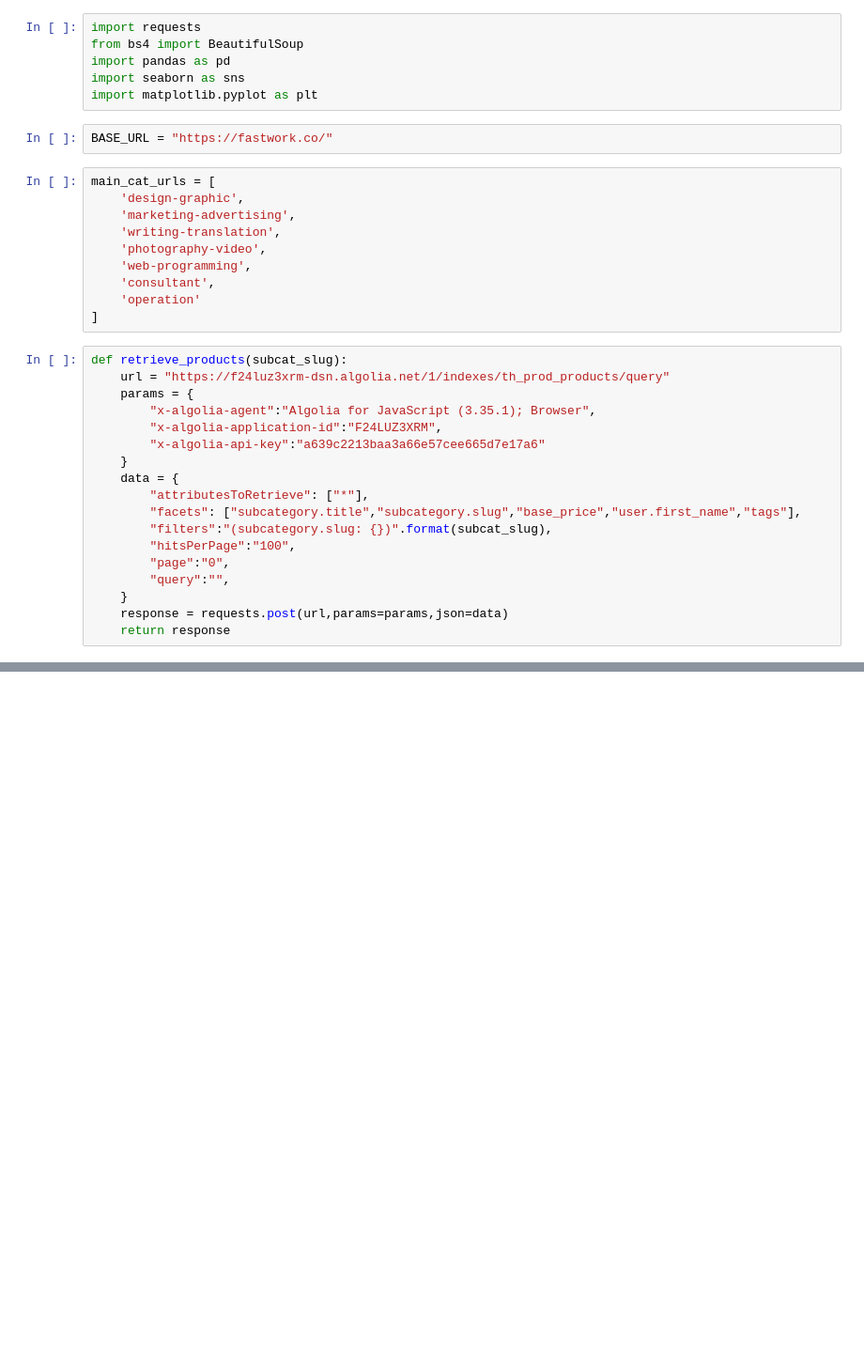
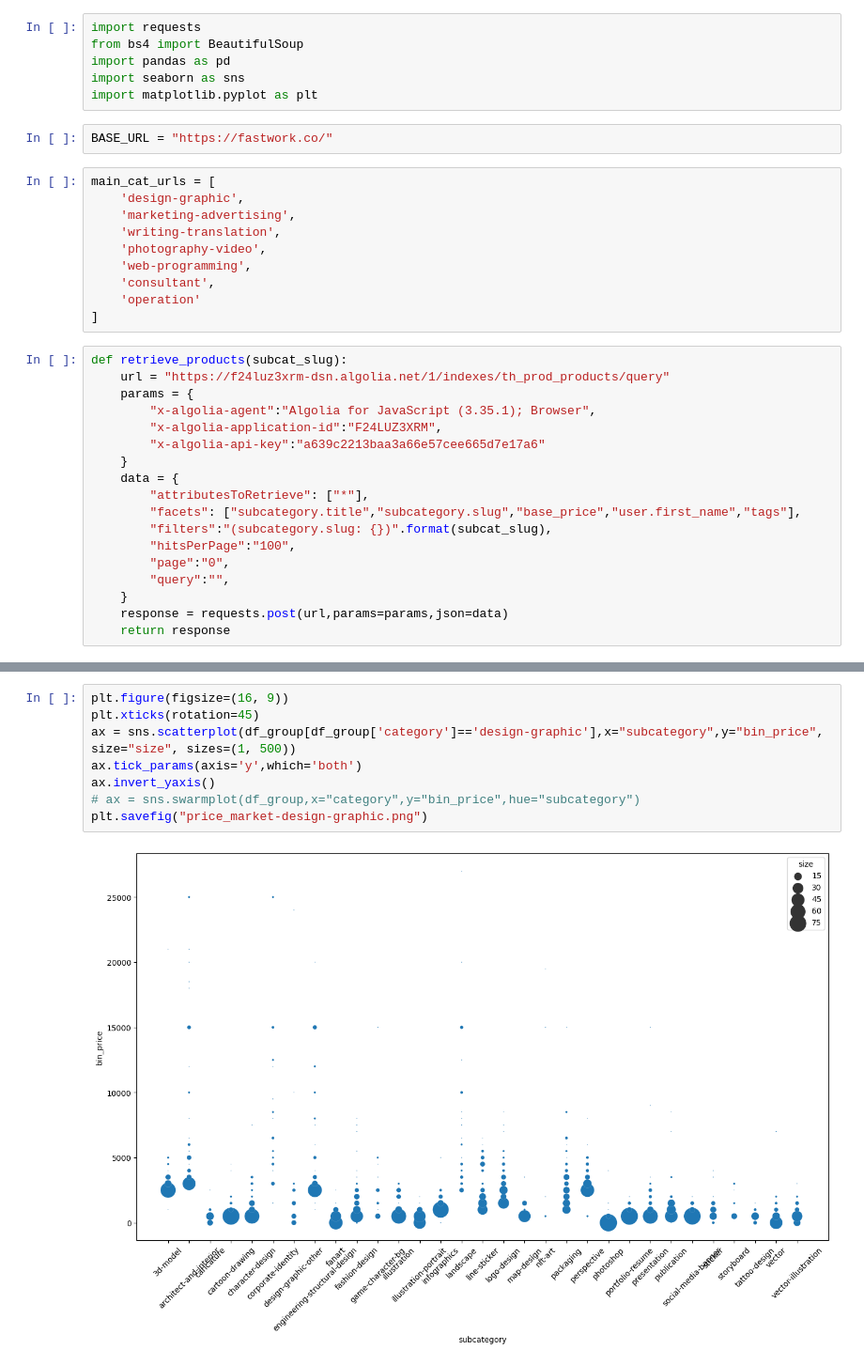
Before and after one commit to PhakphumV/fastwork-commission-table, a Jupyter notebook: 02-pricing-scapper.ipynb, the cells around one changed output, grey strips where cells are left out. Shown at 94% size. Cells and saved outputs as stored; diff of their text form; blank space fills up the shorter version.

```diff
--- a/02-pricing-scapper.ipynb
+++ b/02-pricing-scapper.ipynb
@@ -88,0 +113,10 @@ ax = sns.swarmplot(df_all,x="category",y="bin_price")
+# %%
+plt.figure(figsize=(16, 9))
+plt.xticks(rotation=45)
+ax = sns.scatterplot(df_group[df_group['category']=='design-graphic'],x="subcategory",y="bin_price", size="size", sizes=(1, 500))
+ax.tick_params(axis='y',which='both')
+ax.invert_yaxis()
+# ax = sns.swarmplot(df_group,x="category",y="bin_price",hue="subcategory")
+plt.savefig("price_market-design-graphic.png")
+# %% [output]
+[figure, added]
```
Also changed, not shown: parts of 14 cells of this notebook, 7 other files.
